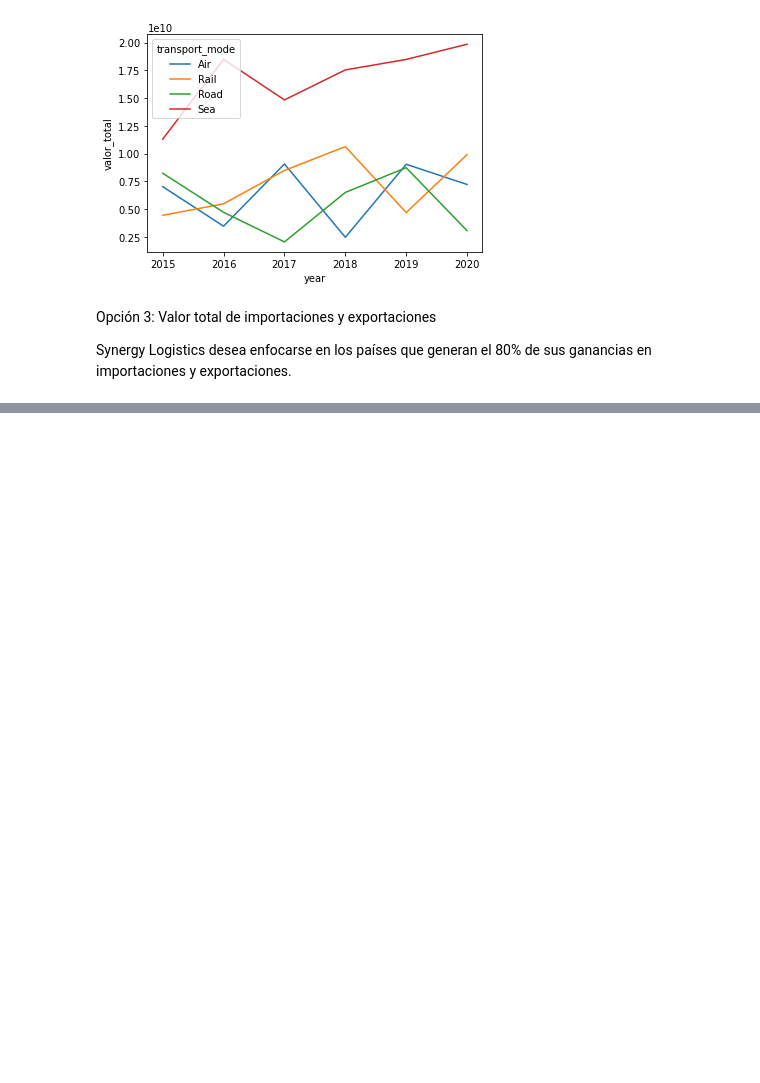
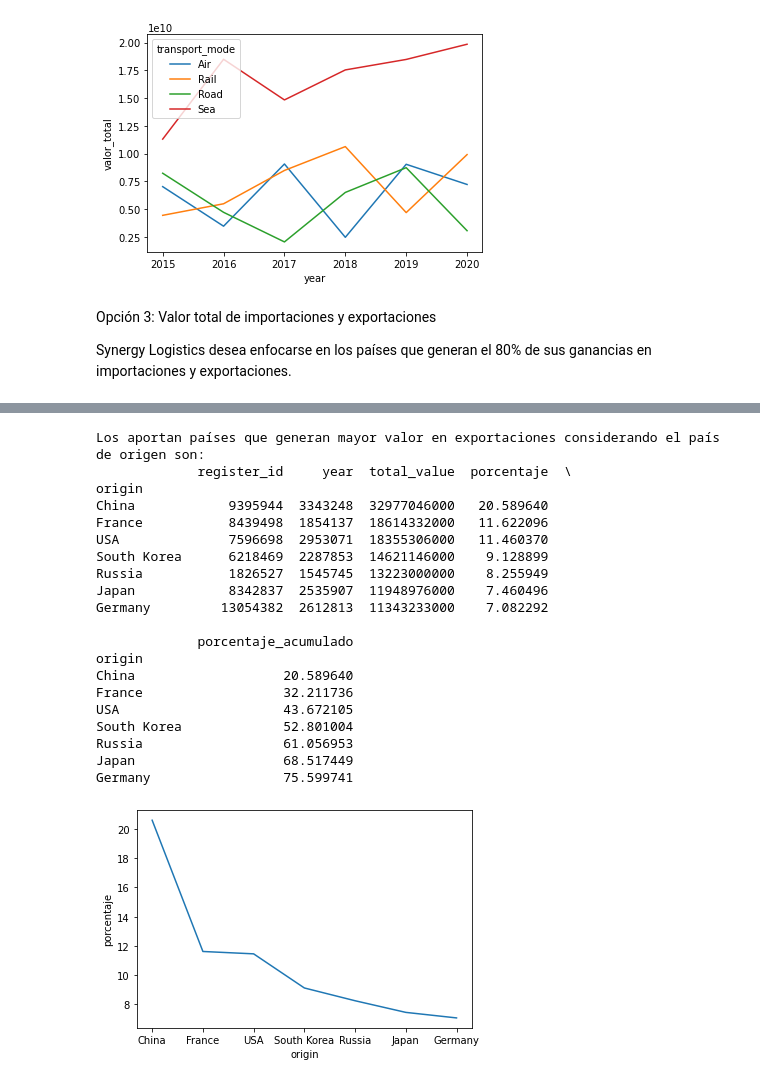
Before and after one commit to ElsaBF/Synergy-Logistics, a Jupyter notebook: ANALISIS_02_BARBA_FLORES.ipynb, the cells around one changed output, grey strips where cells are left out. Saved outputs shown, nothing was run; the diff lists cells and outputs as text; code cells hidden in the pictures; blank space fills up the shorter version.

```diff
--- a/ANALISIS_02_BARBA_FLORES.ipynb
+++ b/ANALISIS_02_BARBA_FLORES.ipynb
@@ -202,0 +236,24 @@ impo_origen
+# %%
+top_porcentaje(expo_origen, "exportaciones considerando el país de origen", "origin")
+# %% [output]
+Los aportan países que generan mayor valor en exportaciones considerando el país de origen son:
+             register_id     year  total_value  porcentaje  \
+origin
+China            9395944  3343248  32977046000   20.589640
+France           8439498  1854137  18614332000   11.622096
+USA              7596698  2953071  18355306000   11.460370
+South Korea      6218469  2287853  14621146000    9.128899
+Russia           1826527  1545745  13223000000    8.255949
+Japan            8342837  2535907  11948976000    7.460496
+Germany         13054382  2612813  11343233000    7.082292
+
+             porcentaje_acumulado
+origin
+China                   20.589640
+France                  32.211736
+USA                     43.672105
+South Korea             52.801004
+Russia                  61.056953
+Japan                   68.517449
+Germany                 75.599741
+[figure, added]
```
Also changed, not shown: parts of 18 cells of this notebook.
